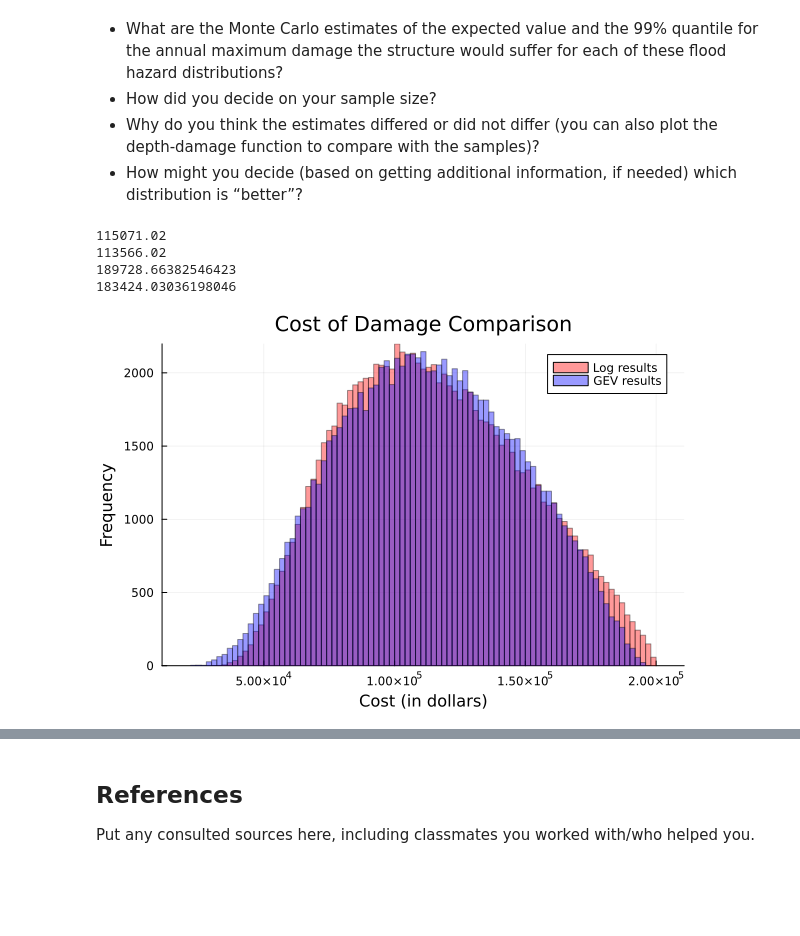
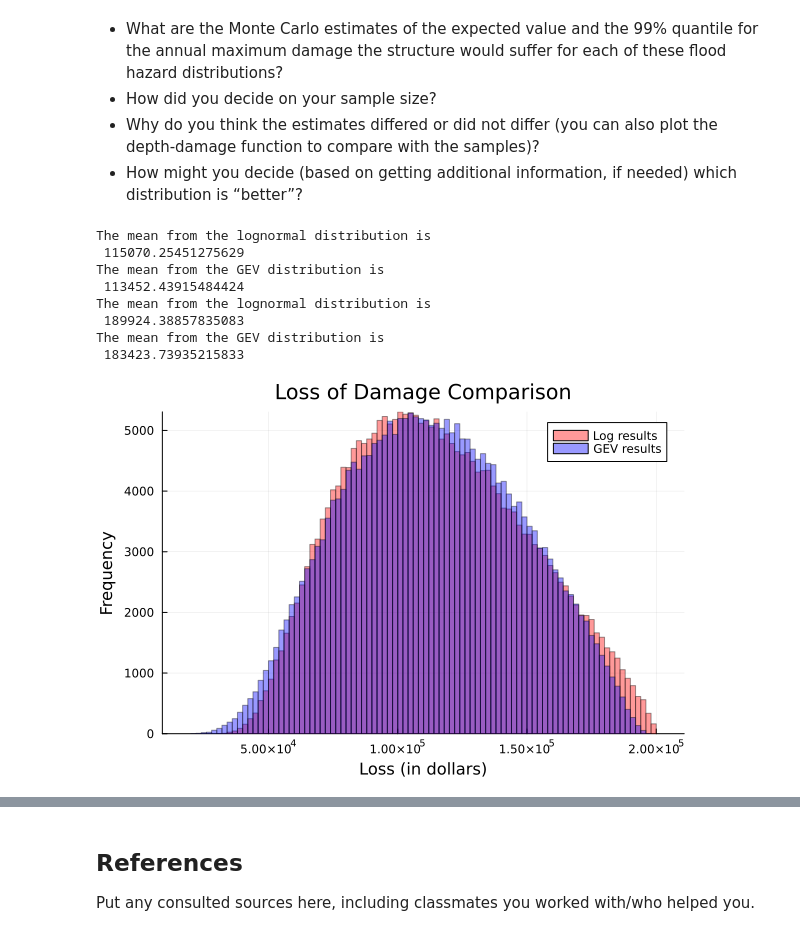
Before and after one commit to BEE4750-FA25/lab-2-NickZajac56, a Jupyter notebook: lab02.ipynb, the cells around one changed output, grey strips where cells are left out. Drawn from its saved outputs; the diff is of its cells as text; code cells hidden in the pictures; blank space fills up the shorter version.

```diff
--- a/lab02.ipynb
+++ b/lab02.ipynb
@@ -186,44 +186,55 @@ function Damage(h) #Damage function, returns 0 if no damage or
         end
 
 end
 
 
 function Damage_sim(dist, n)  #Simulated damage function
 
-    samples = rand(dist,n)  #calls the random dists that were
+    samples = rand(dist,n)  #creates  random distributions that were
                     #established above and creates n number of h's
 
     return [Damage(h) for h in samples]
                  #returns calculated damage based on h's generated above
 
 end
 
 
 
-results_log = Damage_sim(log_dist, 100000)  #calls functions
+results_log = Damage_sim(log_dist, 250000)  #calls functions
 
-results_gev = Damage_sim(gev_dist, 100000)
+results_gev = Damage_sim(gev_dist, 250000)
 
 log_avg = (mean(results_log))  #calculate mean
 gev_avg = (mean(results_gev))
 
 upper_log = (quantile(results_log, .99)) #calculate 99% quantile
 upper_gev = (quantile(results_gev, .99))
 
-println(round(log_avg), 2)
-println(round(mean(gev_avg)), 2)
 
-println(upper_log)
-print(upper_gev)
+println("The mean from the lognormal distribution is
+ $log_avg")
+ println("The mean from the GEV distribution is
+ $gev_avg")
+
+
+ println("The mean from the lognormal distribution is
+ $upper_log")
+ println("The mean from the GEV distribution is
+ $upper_gev")
+
 
 histogram([results_log results_gev], bins = 100, legend=:true, color = [:red :blue],
 alpha = 0.4, label = ["Log results" "GEV results"], bar_position = :dodge)
 ylabel!("Frequency")
-xlabel!("Cost (in dollars)")
-title!("Cost of Damage Comparison")
+xlabel!("Loss (in dollars)")
+title!("Loss of Damage Comparison")
 # %% [output]
-115071.02
-113566.02
-189728.66382546423
-183424.03036198046
+The mean from the lognormal distribution is
+ 115070.25451275629
+The mean from the GEV distribution is
+ 113452.43915484424
+The mean from the lognormal distribution is
+ 189924.38857835083
+The mean from the GEV distribution is
+ 183423.73935215833
-[figure, old version]
+[figure, new version]
```
Also changed, not shown: parts of 2 cells of this notebook.
